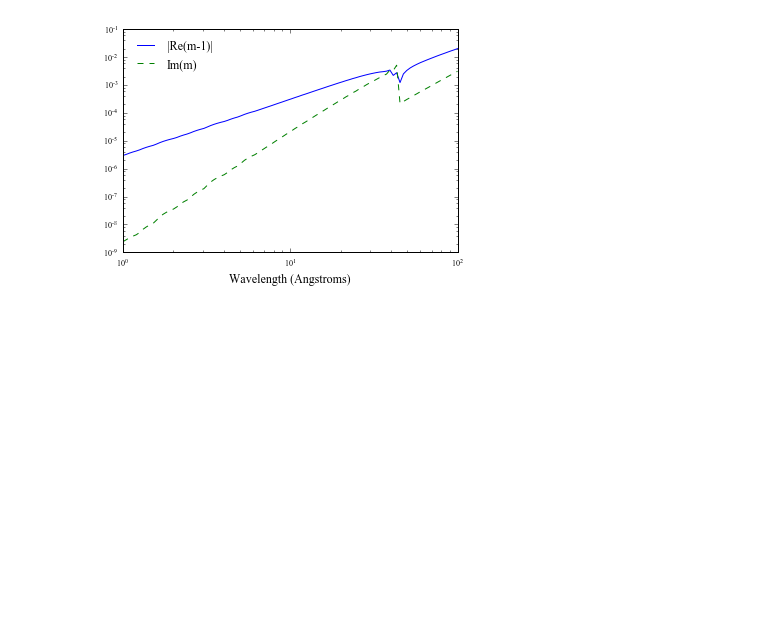
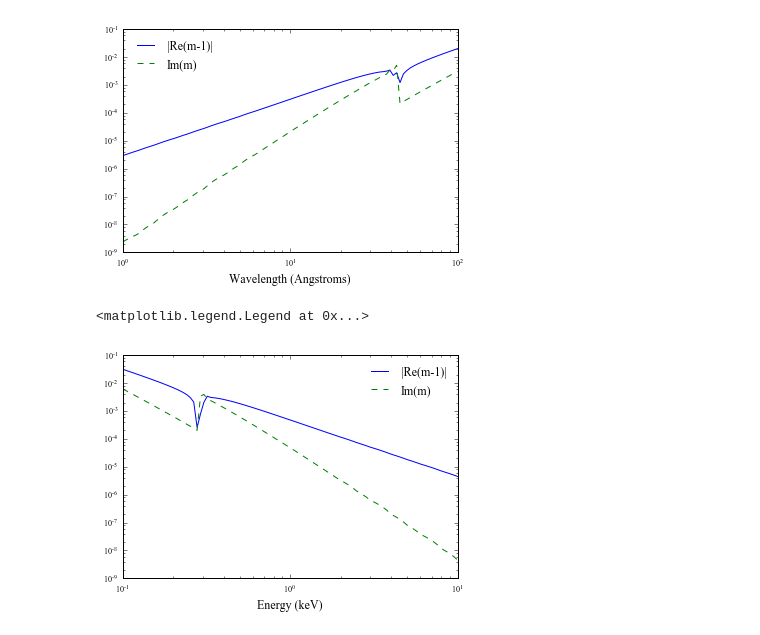
Before and after one commit to eblur/newdust, a Jupyter notebook: examples/plot_cmindex.ipynb, the cells around one changed output. Drawn from its saved outputs; the diff is of its cells as text; code cells hidden in the pictures; blank space fills up the shorter version.

```diff
--- a/examples/plot_cmindex.ipynb
+++ b/examples/plot_cmindex.ipynb
@@ -65,3 +66,11 @@ plt.legend(loc='upper left', frameon=False)
 # %% [output]
 <matplotlib.legend.Legend at 0x...>
 [figure]
+# %%
+ax = plt.subplot(111)
+gtest.plot(ax, lam=ENERGY, unit='kev')
+plt.loglog()
+plt.legend(loc='upper right', frameon=False)
+# %% [output]
+<matplotlib.legend.Legend at 0x...>
+[figure, added]
```
Also changed, not shown: parts of 2 cells of this notebook, 2 other files.
